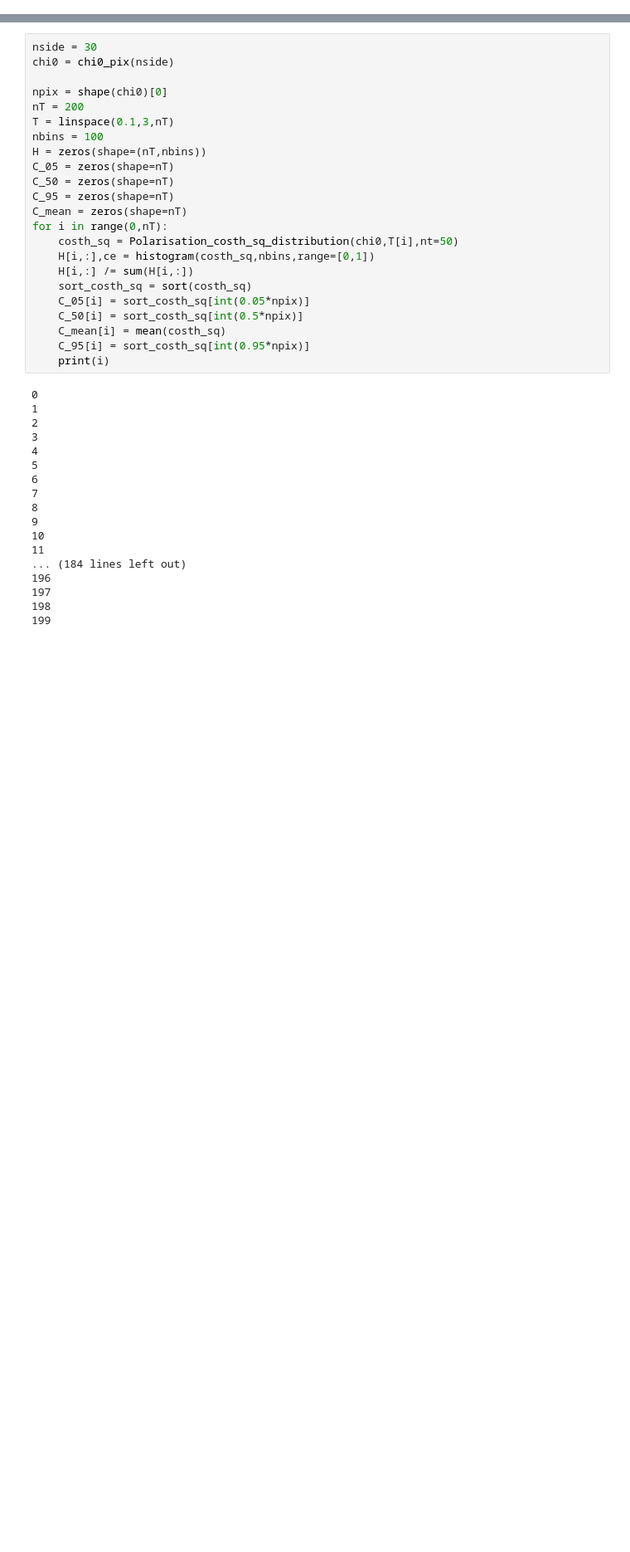
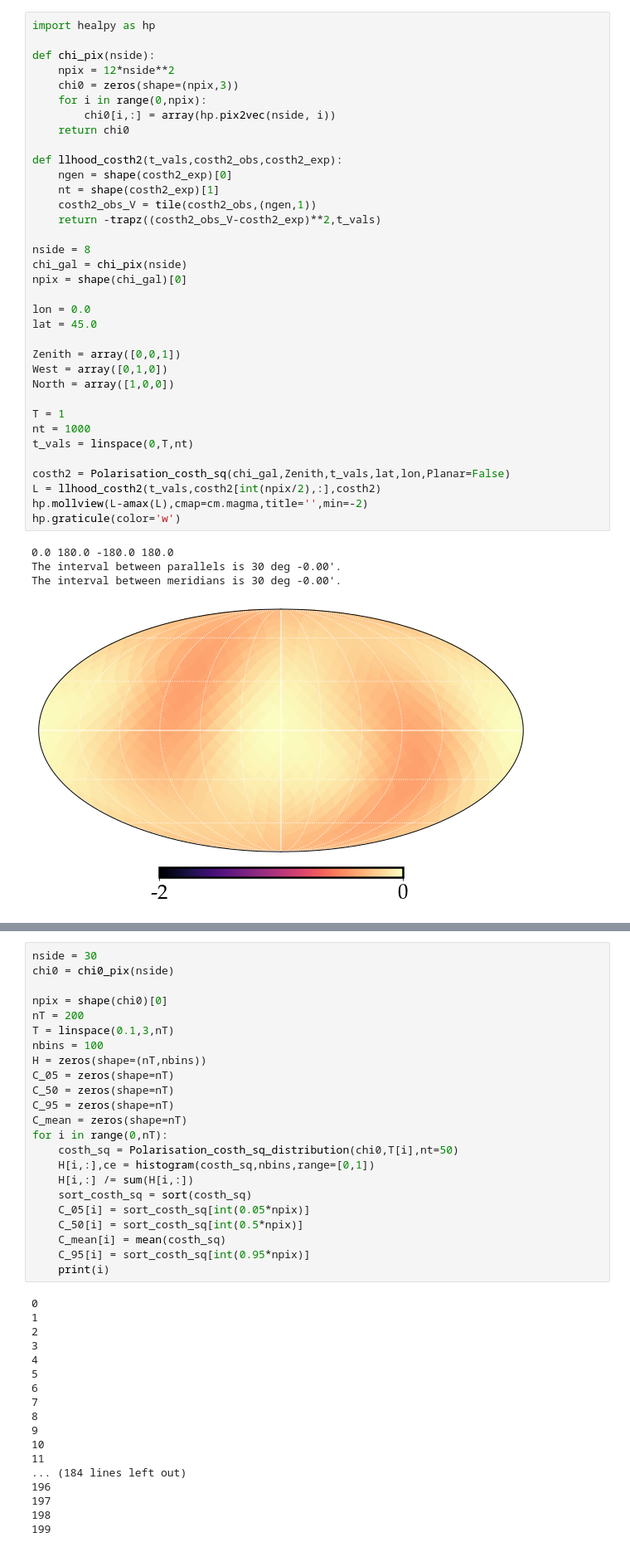
Before and after one commit to cajohare/DarkPhotonCookbook, a Jupyter notebook: code/Polarisation_angles_galactic.ipynb, the cells around one changed output, grey strips where cells are left out. Shown at 83% size. Drawn from its saved outputs; the diff is of its cells as text; blank space fills up the shorter version.

```diff
--- a/code/Polarisation_angles_galactic.ipynb
+++ b/code/Polarisation_angles_galactic.ipynb
@@ -144,0 +113,40 @@ plt.legend(title='T [hours]')
+# %%
+import healpy as hp
+
+def chi_pix(nside):
+    npix = 12*nside**2
+    chi0 = zeros(shape=(npix,3))
+    for i in range(0,npix):
+        chi0[i,:] = array(hp.pix2vec(nside, i))
+    return chi0
+
+def llhood_costh2(t_vals,costh2_obs,costh2_exp):
+    ngen = shape(costh2_exp)[0]
+    nt = shape(costh2_exp)[1]
+    costh2_obs_V = tile(costh2_obs,(ngen,1))
+    return -trapz((costh2_obs_V-costh2_exp)**2,t_vals)
+
+nside = 8
+chi_gal = chi_pix(nside)
+npix = shape(chi_gal)[0]
+
+lon = 0.0
+lat = 45.0
+
+Zenith = array([0,0,1])
+West = array([0,1,0])
+North = array([1,0,0])
+
+T = 1
+nt = 1000
+t_vals = linspace(0,T,nt)
+
+costh2 = Polarisation_costh_sq(chi_gal,Zenith,t_vals,lat,lon,Planar=False)
+L = llhood_costh2(t_vals,costh2[int(npix/2),:],costh2)
+hp.mollview(L-amax(L),cmap=cm.magma,title='',min=-2)
+hp.graticule(color='w')
+# %% [output]
+0.0 180.0 -180.0 180.0
+The interval between parallels is 30 deg -0.00'.
+The interval between meridians is 30 deg -0.00'.
+[figure, added]
```
Also changed, not shown: parts of 13 cells of this notebook, 29 other files.
